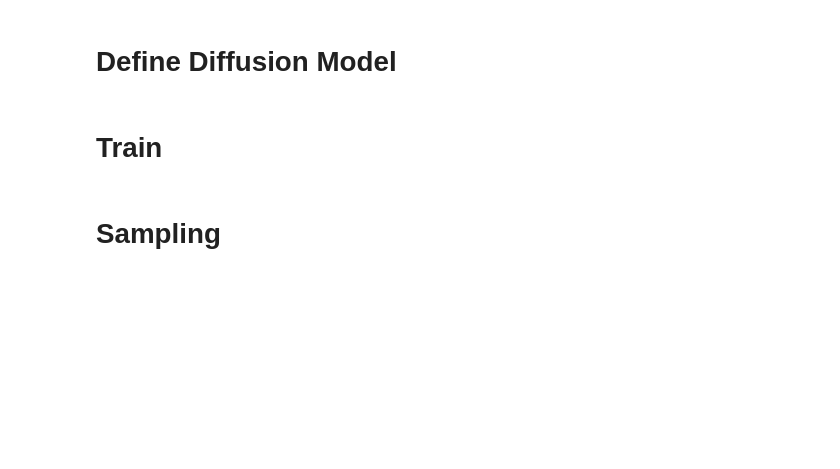
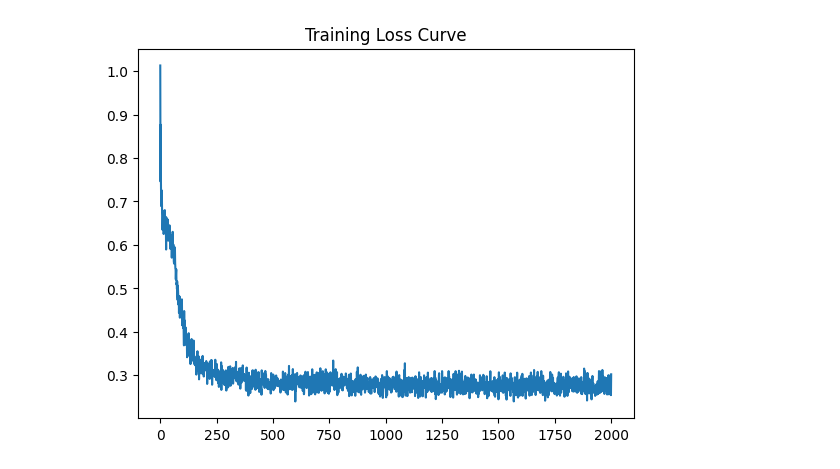
Before and after one commit to HenryZNNUE/HKUSI-Simple-Diffusion, a Jupyter notebook: simple_diffusion.ipynb, the cells around one changed output. Drawn from its saved outputs; the diff is of its cells as text; code cells hidden in the pictures; blank space fills up the shorter version.

```diff
--- a/simple_diffusion.ipynb
+++ b/simple_diffusion.ipynb
@@ -128,6 +124,4 @@ tensor([[-0.0500,  0.0577],
 Success:  True
-# %% [markdown]
-# Define Diffusion Model
 # %%
 ##### Question 3 #####
 import abc
@@ -321,7 +315,7 @@ class ScoreMatch(object):
             noise = torch.randn_like(z)
             drift, diffusin = rsde.sde(z, t)
             ##### Question 3: You need to implement these lines by yourself!! Around 1-2 line (not necessarily)  #####
-
+            z = z - drift * dt + diffusin * torch.sqrt(torch.tensor(dt)) * noise
             ##### End of your implementation #####
             traj.append(z.detach().clone())
 
@@ -346,7 +340,7 @@ class ScoreMatch(object):
 
             pred = self.model(z_t, t)
             ##### Question 3: You need to implement these lines by yourself!! Around 1-2 lines (not necessarily)  #####
-
+            loss = torch.mean((z + pred * std) ** 2)
             ##### End of your implementation #####
             loss.backward()
 
@@ -380,24 +374,25 @@ def estimate_marginal_accuracy(samples_mu, samples_pi, num_bins=100):
     marginal_acc = 1 - torch.mean(torch.stack(tv_distances)) / 2
     print(f'{marginal_acc:.6f}')
     return marginal_acc
-# %% [markdown]
-# Train
 # %%
 ##### Question 4 #####
 iterations = 2000
 batchsize = 2048
 input_dim = 2
 
 ##### Question 4: You need to implement these lines by yourself!! Around 3 lines (not necessarily)  #####
-
+MLmodel = MLP().to('cuda')
+optimizer = torch.optim.Adam(MLmodel.parameters(),lr = 1e-2)
+VPmodel = VPSDE()
+flow = ScoreMatch(MLmodel,VPmodel)
 ##### End of your implementation #####
 
 loss_curve = flow.train(optimizer, samples_0, samples_1, batchsize, iterations)
 plt.plot(np.linspace(0, iterations, iterations + 1), loss_curve[:(iterations + 1)])
 plt.title('Training Loss Curve')
 plt.show()
+# %% [output]
+[figure, added]
-# %% [markdown]
-# Sampling
 # %%
 ##### Question 5 #####
 M = 10
```
Also changed, not shown: parts of 5 cells of this notebook.
